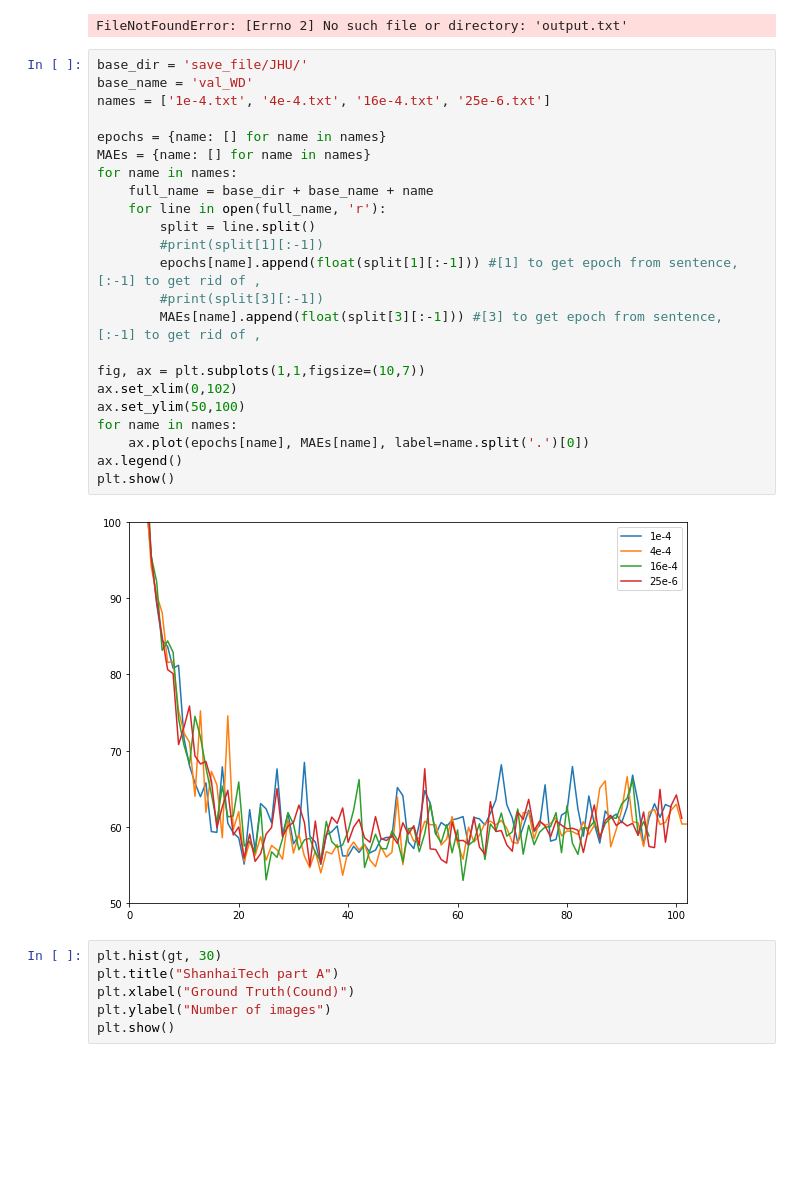
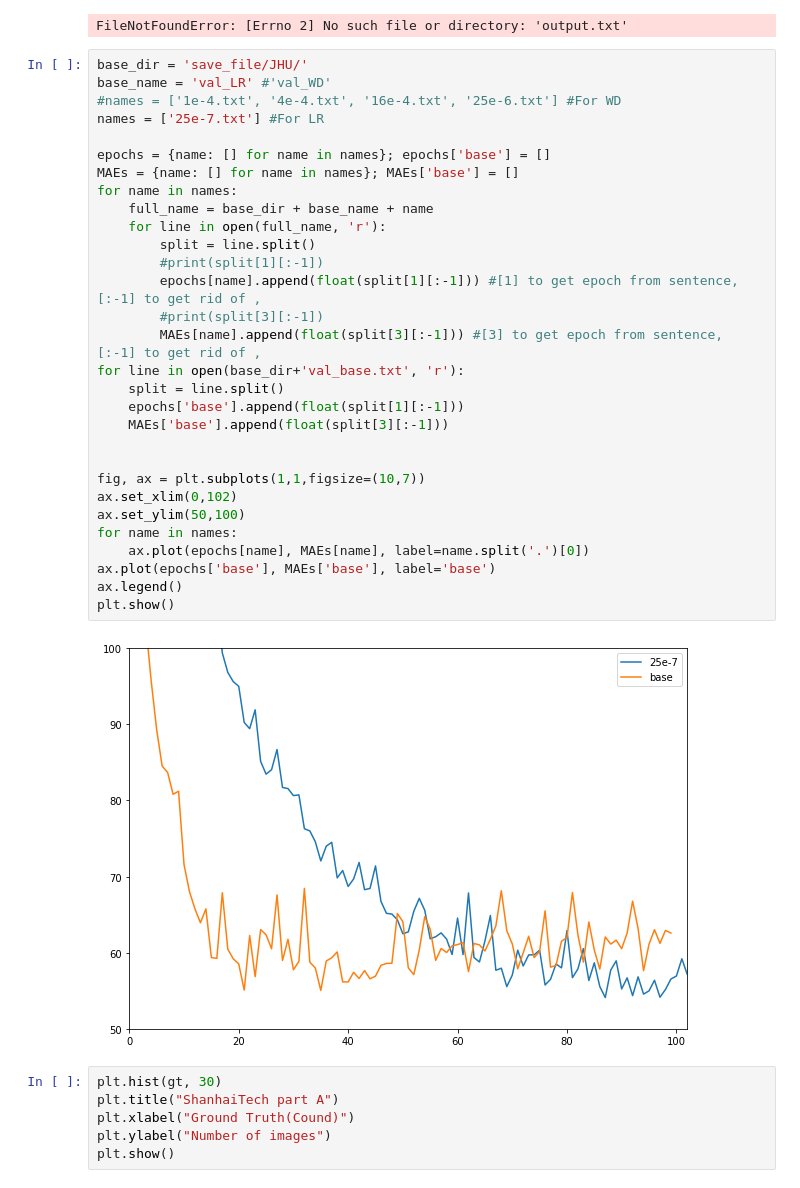
Before and after one commit to SimonBakJeppesen/ComputerVision_Group6_Weakly_supervised_crowd_counting, a Jupyter notebook: TransCrowd/Untitled.ipynb, the cells around one changed output. Drawn from its saved outputs; the diff is of its cells as text; blank space fills up the shorter version.

```diff
--- a/TransCrowd/Untitled.ipynb
+++ b/TransCrowd/Untitled.ipynb
@@ -19,29 +19,36 @@ plt.show()
 FileNotFoundError: [Errno 2] No such file or directory: 'output.txt'
 # %%
 base_dir = 'save_file/JHU/'
-base_name = 'val_WD'
-names = ['1e-4.txt', '4e-4.txt', '16e-4.txt', '25e-6.txt']
+base_name = 'val_LR' #'val_WD'
+#names = ['1e-4.txt', '4e-4.txt', '16e-4.txt', '25e-6.txt'] #For WD
+names = ['25e-7.txt'] #For LR
 
-epochs = {name: [] for name in names}
-MAEs = {name: [] for name in names}
+epochs = {name: [] for name in names}; epochs['base'] = []
+MAEs = {name: [] for name in names}; MAEs['base'] = []
 for name in names:
     full_name = base_dir + base_name + name
     for line in open(full_name, 'r'):
         split = line.split()
         #print(split[1][:-1])
         epochs[name].append(float(split[1][:-1])) #[1] to get epoch from sentence, [:-1] to get rid of ,
         #print(split[3][:-1])
         MAEs[name].append(float(split[3][:-1])) #[3] to get epoch from sentence, [:-1] to get rid of ,
+for line in open(base_dir+'val_base.txt', 'r'):
+    split = line.split()
+    epochs['base'].append(float(split[1][:-1]))
+    MAEs['base'].append(float(split[3][:-1]))
+
 
 fig, ax = plt.subplots(1,1,figsize=(10,7))
 ax.set_xlim(0,102)
 ax.set_ylim(50,100)
 for name in names:
     ax.plot(epochs[name], MAEs[name], label=name.split('.')[0])
+ax.plot(epochs['base'], MAEs['base'], label='base')
 ax.legend()
 plt.show()
 # %% [output]
-[figure, old version]
+[figure, new version]
 # %%
 plt.hist(gt, 30)
 plt.title("ShanhaiTech part A")
```
Also changed, not shown: 3 other files.
